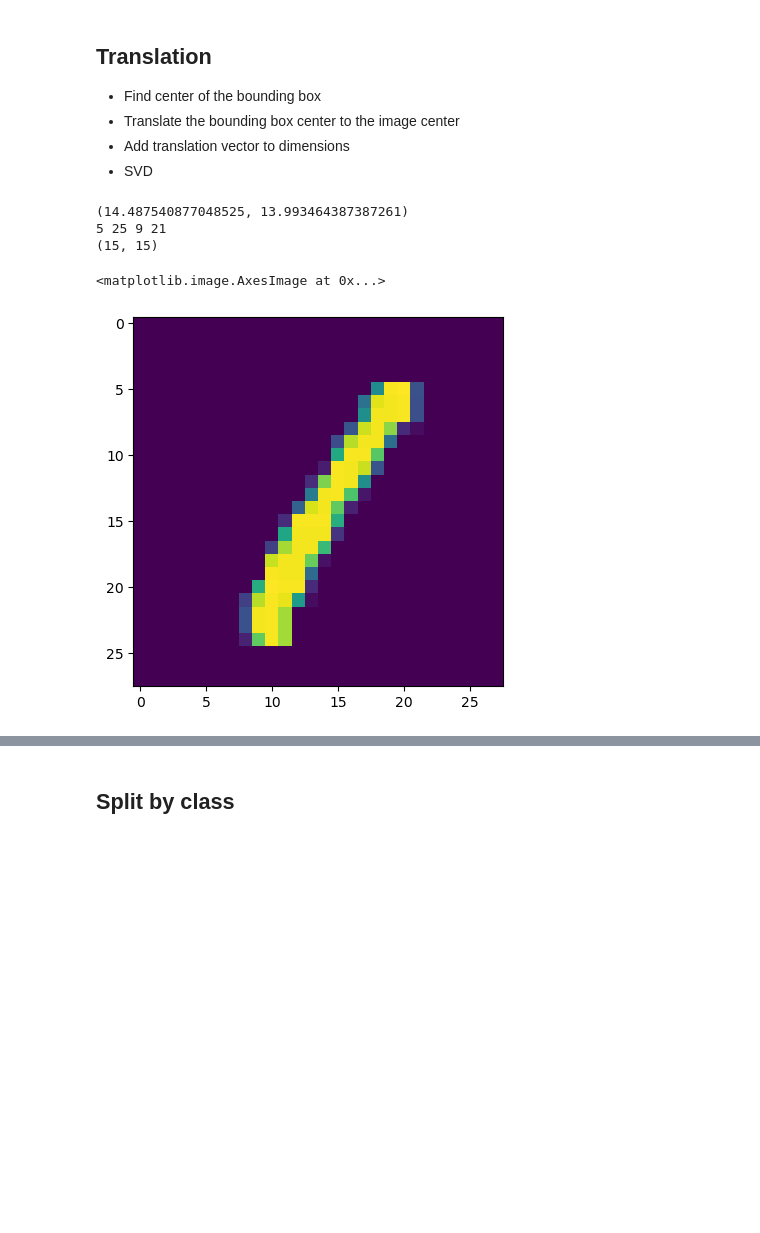
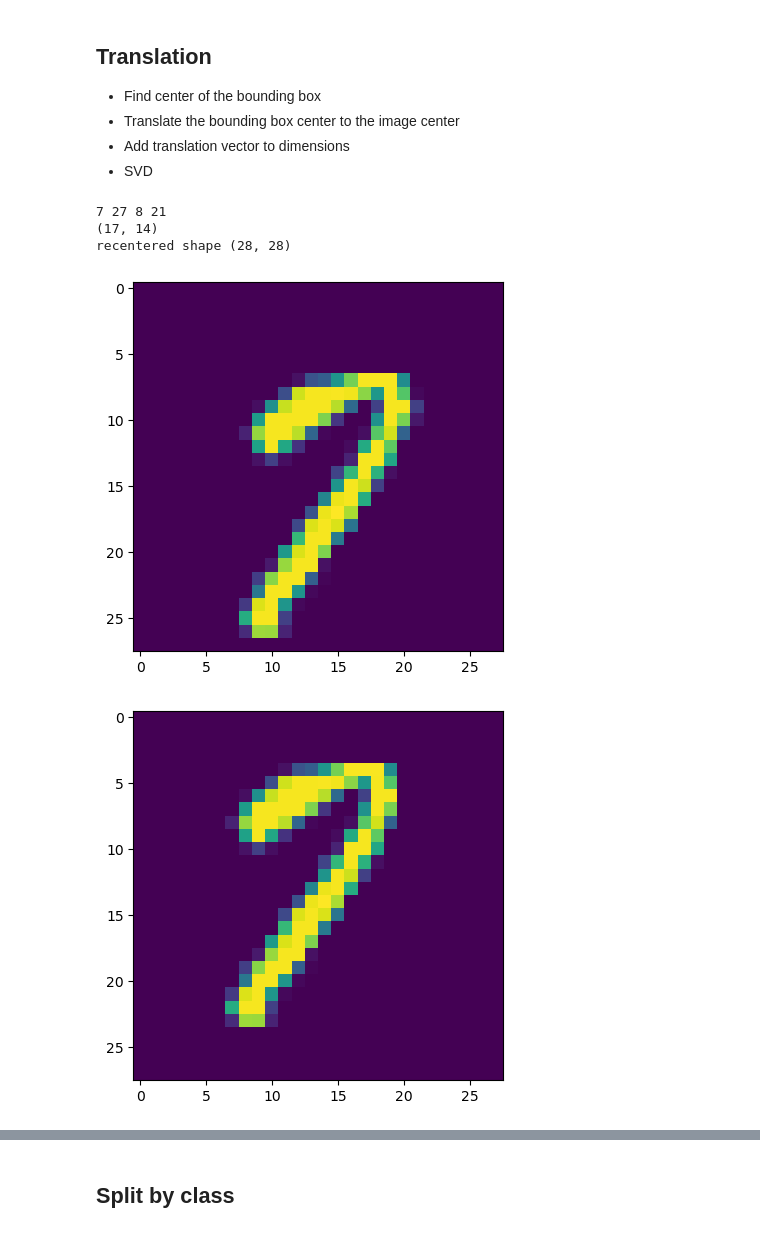
Before and after one commit to maneeshrj/math-ml-project, a Jupyter notebook: SVD.ipynb, the cells around one changed output, grey strips where cells are left out. Drawn from its saved outputs; the diff is of its cells as text; code cells hidden in the pictures; blank space fills up the shorter version.

```diff
--- a/SVD.ipynb
+++ b/SVD.ipynb
@@ -91,29 +101,38 @@ Text(0.5, 1.0, 'Singular Values')
 # %%
-from scipy import ndimage
+from tqdm import tqdm
 
-img = X[3].reshape(28,28)
-coords = ndimage.center_of_mass(img)
-print(coords)
+X_recentered = np.zeros_like(X)
 
-# modified code, original source: https://stackoverflow.com/questions/31400769/bounding-box-of-numpy-array
-def find_bbox(img):
-    img = np.where(img>0.3, img, 0)
-    rows = np.any(img, axis=1)
-    cols = np.any(img, axis=0)
-    rmin, rmax = np.where(rows)[0][[0, -1]]
-    cmin, cmax = np.where(cols)[0][[0, -1]]
+for i, img in tqdm(enumerate(X)):
+    img = img.reshape(28,28)
+    rmin, rmax, cmin, cmax = find_bbox(img)
+    bbox_center = ((rmin + rmax)//2,  (cmin + cmax)//2)
 
-    return rmin, rmax+1, cmin, cmax+1
+    bbox_img = img[rmin:rmax, cmin:cmax]
 
-rmin, rmax, cmin, cmax = find_bbox(img)
+    padr1 = padr2 = (28-(rmax-rmin))//2
+    padc1 = padc2 = (28-(cmax-cmin))//2
+
+    if (rmax+rmin)%2 == 1:
+        padr2 += 1
+    if (cmax+cmin)%2 == 1:
+        padc2 += 1
+
+    recentered_img = np.pad(bbox_img, ((padr1, padr2), (padc1, padc2)))
+    X_recentered[i] = recentered_img.flatten()
+
+plt.figure()
+plt.imshow(img)
+
+plt.figure()
+plt.imshow(recentered_img)
+
 print(rmin, rmax, cmin, cmax)
-
-bbox_center = ((rmin + rmax)//2,  (cmin + cmax)//2)
 print(bbox_center)
-plt.imshow(img)
+print('recentered shape', recentered_img.shape)
 # %% [output]
-(14.487540877048525, 13.993464387387261)
-5 25 9 21
-(15, 15)
+7 27 8 21
+(17, 14)
+recentered shape (28, 28)
-<matplotlib.image.AxesImage at 0x...>
-[figure, old version]
+[figure, new version]
+[figure, added]
```
Also changed, not shown: parts of 6 cells of this notebook.
